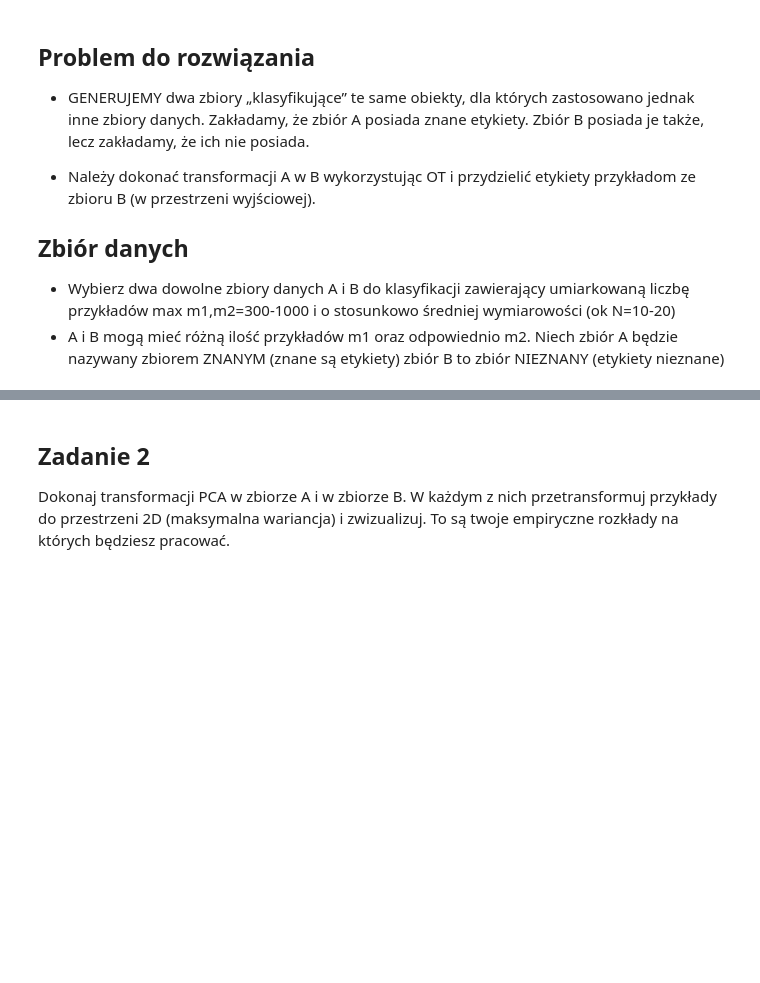
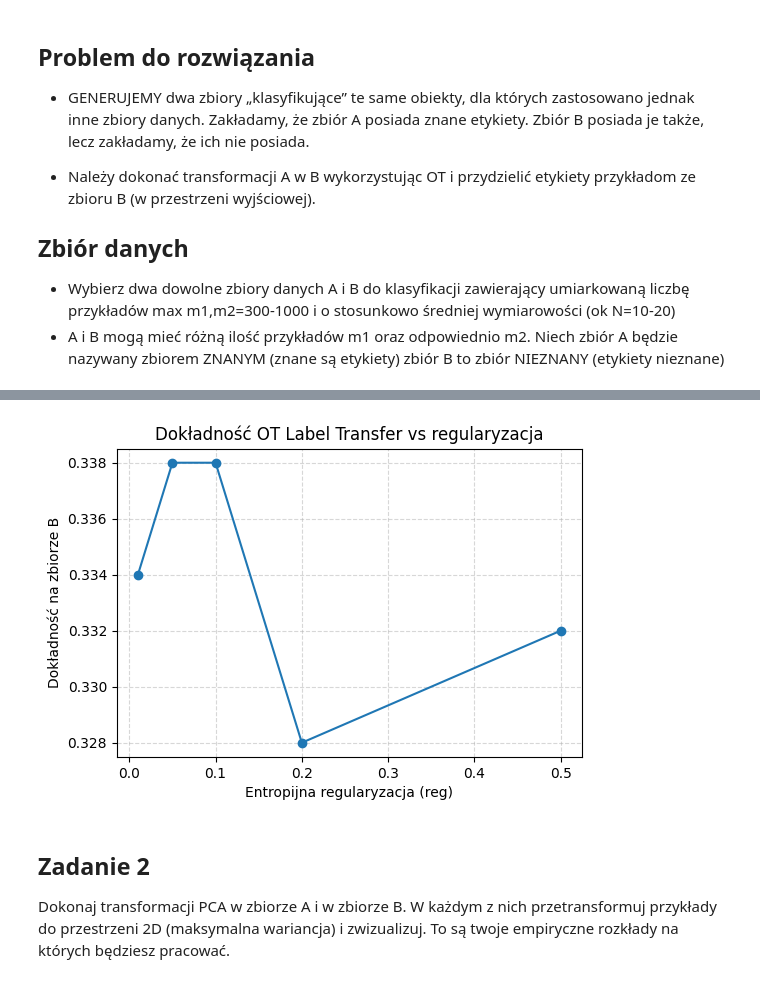
Before and after one commit to PiotrBra/MachineLearning, a Jupyter notebook: lab3/lab3.ipynb, the cells around one changed output, grey strips where cells are left out. Saved outputs shown, nothing was run; the diff lists cells and outputs as text; code cells hidden in the pictures; blank space fills up the shorter version.

```diff
--- a/lab3/lab3.ipynb
+++ b/lab3/lab3.ipynb
@@ -79,50 +76,48 @@ Dokładność przypisanych etykiet OT: 0.4060
 # %%
+# ----------------------------------------
+# 4) OT Label Transfer via POT.sinkhorn
+# ----------------------------------------
+# Równomierne marginesy
+a = np.ones((M1,)) / M1
+b = np.ones((M2,)) / M2
 
-# Parametry zbiorów
-N_FEATURES = 15
-N_CLASSES = 3
-M1 = 500  # liczba próbek w A (ZNANY)
-M2 = 700  # liczba próbek w B (NIEZNANY)
+# Macierz kosztu: znormalizowane odległości euklidesowe
+C = euclidean_distances(A_pca, B_pca)
+C /= C.max()
 
-# ===== ZBIÓR A: ZNANY =====
-A_X, A_y = make_classification(
-    n_samples=M1,
-    n_features=N_FEATURES,
-    n_informative=12,
-    n_redundant=3,
-    n_classes=N_CLASSES,
-    random_state=42
-)
+# One-hot encode etykiety A
+Y_onehot = np.zeros((M1, N_CLASSES))
+Y_onehot[np.arange(M1), A_y] = 1
 
-# Standaryzacja
-scaler_A = StandardScaler()
-A_X = scaler_A.fit_transform(A_X)
+# Testujemy różne wartości entropii
+regs    = [0.01, 0.05, 0.1, 0.2, 0.5]
+ot_accs = []
 
-# ===== ZBIÓR B: NIEZNANY =====
-B_X, B_y = make_classification(
-    n_samples=M2,
-    n_features=N_FEATURES,
-    n_informative=12,
-    n_redundant=3,
-    n_classes=N_CLASSES,
-    random_state=999  # inny seed => inny rozkład
-)
+for reg in regs:
+    # korzystamy z POT.sinkhorn
+    T = ot.sinkhorn(a, b, C, reg)        # domyślnie: max_iter=1000, stopThr=1e-9
+    B_soft = T.T @ Y_onehot              # etykiety miękkie dla B
+    B_pred = np.argmax(B_soft, axis=1)
+    ot_accs.append(accuracy_score(B_y, B_pred))
 
-# Standaryzacja + transformacja PCA + dodanie szumu
-scaler_B = StandardScaler()
-B_X = scaler_B.fit_transform(B_X)
+# ----------------------------------------
+# 5) Wyniki
+# ----------------------------------------
+print("=== OT Label Transfer ===")
+for reg, acc in zip(regs, ot_accs):
+    print(f"reg = {reg:<5} → OT accuracy = {acc:.4f}")
 
-pca = PCA(n_components=N_FEATURES)
-B_X = pca.fit_transform(B_X)
+best_i = np.argmax(ot_accs)
+print(f"\nNajlepsza regularyzacja: reg = {regs[best_i]}, dokładność = {ot_accs[best_i]:.4f}")
 
-# Losowa rotacja
-rotation = np.linalg.qr(np.random.randn(N_FEATURES, N_FEATURES))[0]
-B_X = B_X @ rotation
-
-# Dodaj lekki szum
-B_X += np.random.normal(0, 0.1, B_X.shape)
-
-# Finalne kształty
-print(f"Zbiór A: {A_X.shape}, etykiety: {np.unique(A_y)}")
-print(f"Zbiór B: {B_X.shape}, etykiety: {np.unique(B_y)} (tylko do ewaluacji)")
+# ----------------------------------------
+# 6) (Opcjonalnie) Wykres dokładności vs reg
+# ----------------------------------------
+plt.figure(figsize=(6,4))
+plt.plot(regs, ot_accs, marker='o')
+plt.title("Dokładność OT Label Transfer vs regularyzacja")
+plt.xlabel("Entropijna regularyzacja (reg)")
+plt.ylabel("Dokładność na zbiorze B")
+plt.grid(True, linestyle='--', alpha=0.5)
+plt.show()
 # %% [output]
@@ -131,3 +132,4 @@ Zbiór B: (700, 15), etykiety: [0 1 2] (tylko do ewaluacji)
+[figure, added]
 # %% [markdown]
 ## Zadanie 2
 
```
Also changed, not shown: parts of 9 cells of this notebook.
